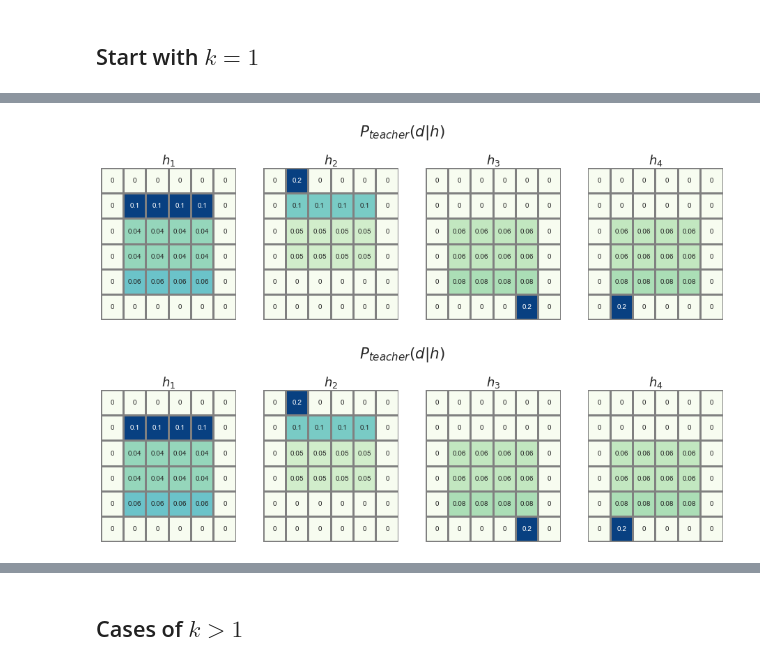
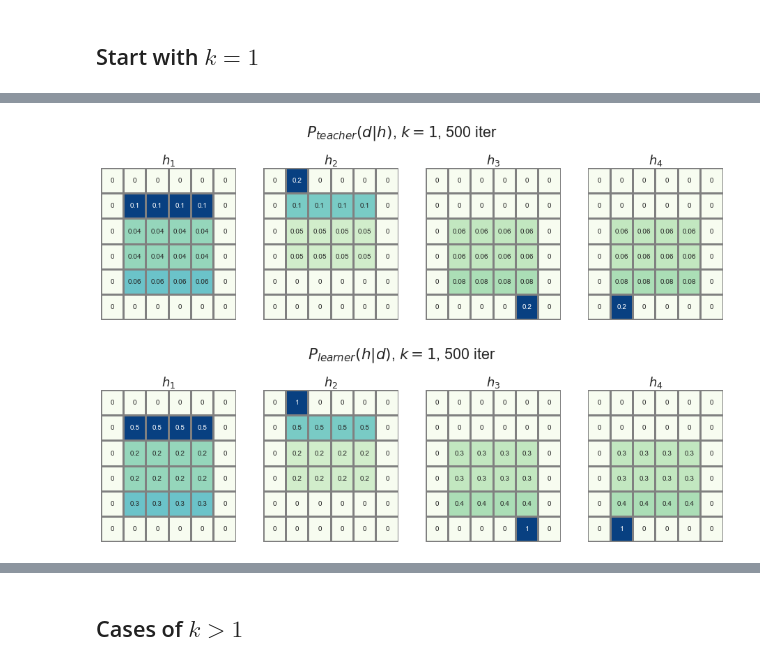
Before and after one commit to nataliavelez/teaching_models, a Jupyter notebook: testing_rectangle_model.ipynb, the cells around one changed output, grey strips where cells are left out. Cells and saved outputs as stored; diff of their text form; code cells hidden in the pictures.

```diff
--- a/testing_rectangle_model.ipynb
+++ b/testing_rectangle_model.ipynb
@@ -149,10 +181,11 @@ plot_prob_heatmap(df_500.dropna())
 # %%
-def plot_problem_with_probs(df):
+
+def plot_prob_heatmap_k1(df, title):
     '''Plot probabilities heatmap given probabilities df'''
     problem = np.array([df[i].fillna(0).to_numpy().reshape(6,6) for i in df.columns])
 
     fig, ax = plt.subplots(1,4, figsize = (16,4))
-    fig.suptitle('$P_{teacher}(d|h)$', y=1.1)
+    fig.suptitle(title, y=1.1)
     opt_labels = ['$h_1$', '$h_2$', '$h_3$', '$h_4$']
 
     for idx,ax_i in enumerate(ax):
@@ -161,14 +194,3 @@ def plot_problem_with_probs(df):
                          linewidths=2, linecolor='#808080', annot=True, fmt='.1g', annot_kws={"size":10})
         ax_i.set(xticks=[], yticks=[], title=opt_labels[idx])
     #return problem
-# %%
-# probabilities heatmap for 500 iterations
-plot_problem_with_probs(df_500)
-# %% [output]
-[figure, removed]
-# %%
-# 5000 iterations
-df_5000 = find_teacher_probabilities(5000, df_0)
-plot_problem_with_probs(df_5000)
-# %% [output]
-[figure, removed]
@@ -174,0 +201,6 @@ plot_problem_with_probs(df_5000)
+# %%
+plot_prob_heatmap_k1(df_d_500, '$P_{teacher}(d|h)$, $k=1$, 500 iter')
+plot_prob_heatmap_k1(df_h_500, '$P_{learner}(h|d)$, $k=1$, 500 iter')
+# %% [output]
+[figure, added]
+[figure, added]
```
Also changed, not shown: parts of 94 cells of this notebook, 2 other files.
